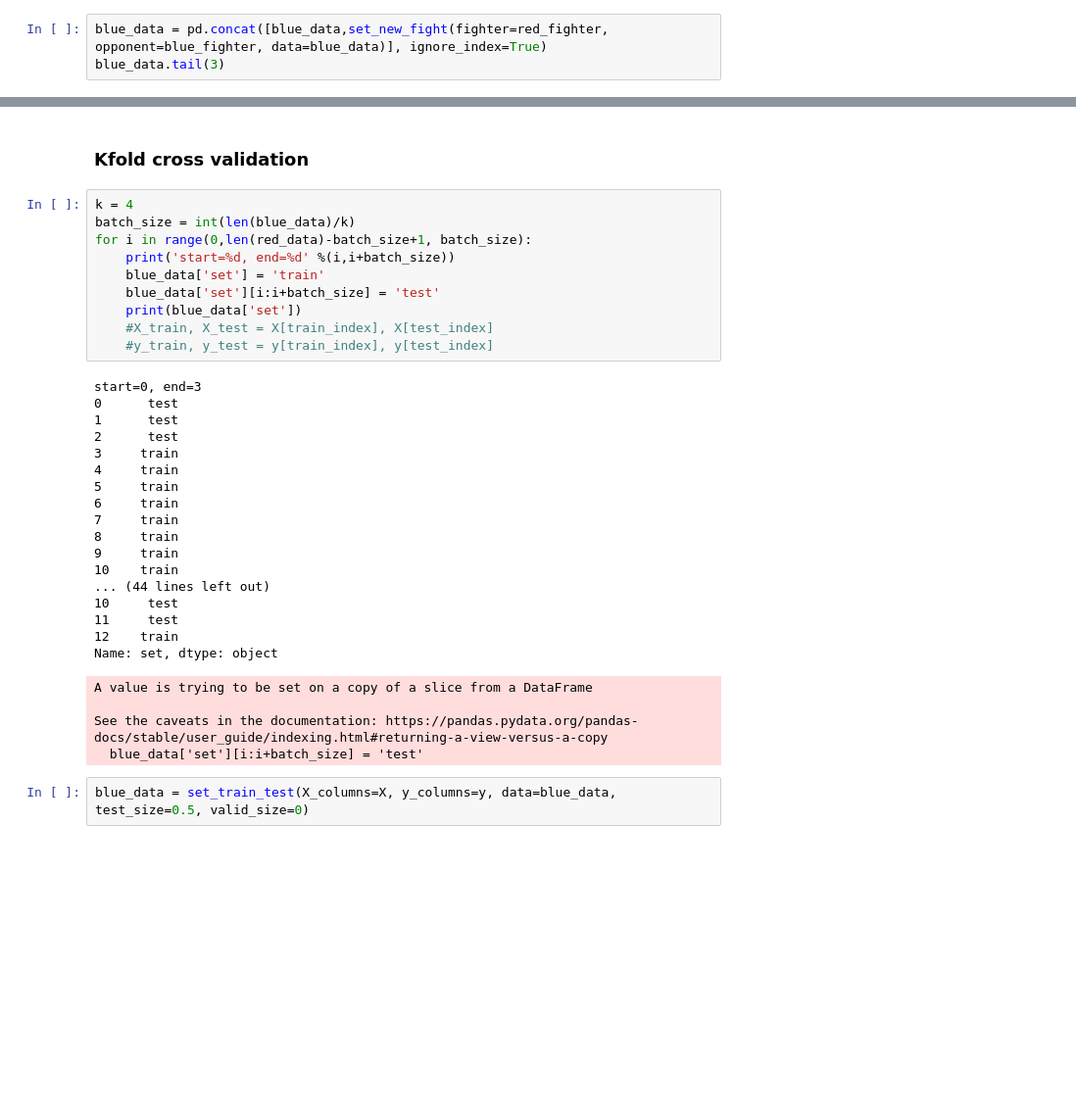
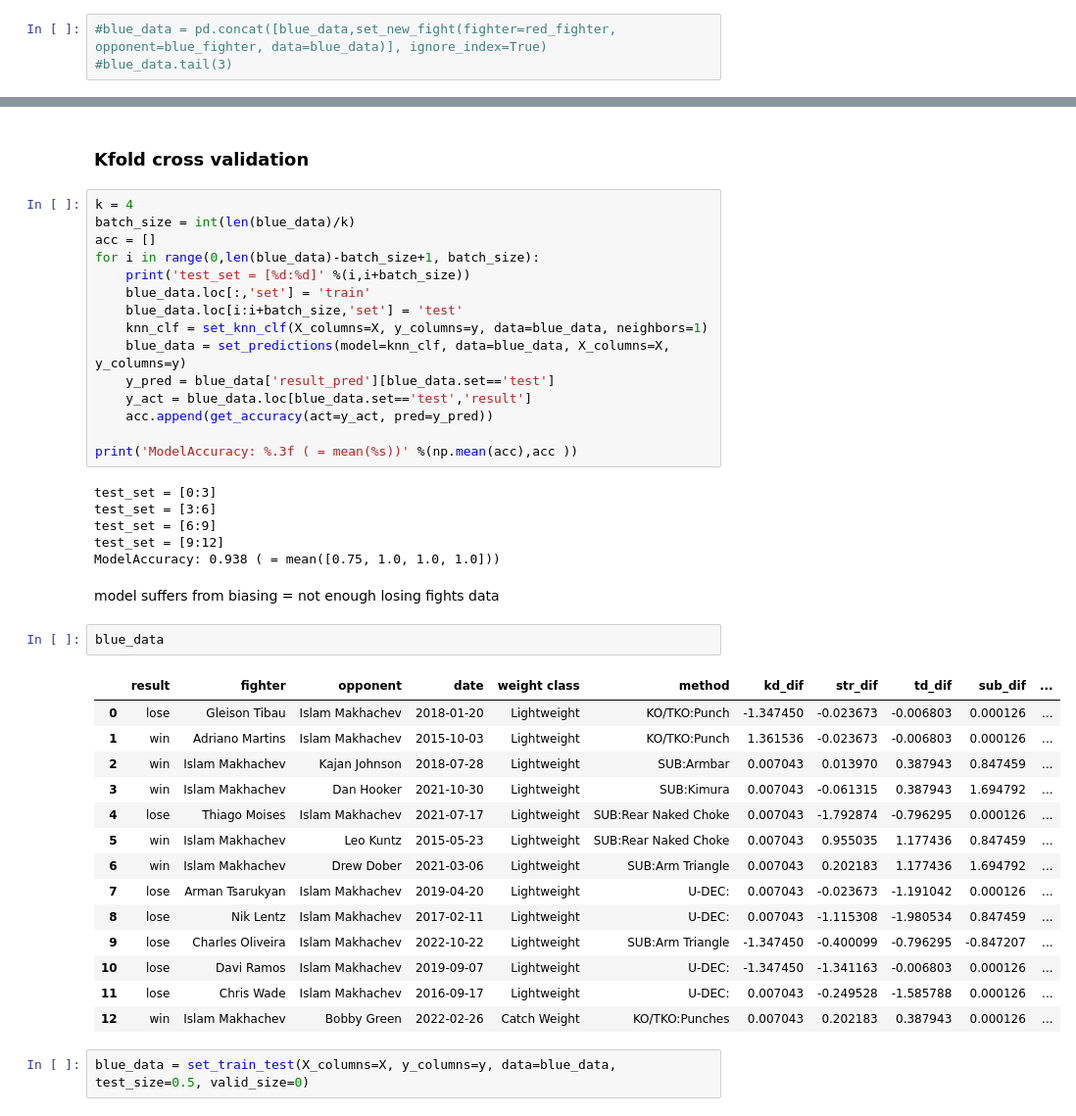
Before and after one commit to sagi778/ufc_fights_Predictor, a Jupyter notebook: notebooks/micro_model_training.ipynb, the cells around one changed output, grey strips where cells are left out. Shown at 98% size. Cells and saved outputs as stored; diff of their text form; blank space fills up the shorter version.

```diff
--- a/notebooks/micro_model_training.ipynb
+++ b/notebooks/micro_model_training.ipynb
@@ -75,5 +76,5 @@ blue_data.head(3)
 # %% [markdown]
 #### set new fight:
 # %%
-blue_data = pd.concat([blue_data,set_new_fight(fighter=red_fighter, opponent=blue_fighter, data=blue_data)], ignore_index=True)
-blue_data.tail(3)
+#blue_data = pd.concat([blue_data,set_new_fight(fighter=red_fighter, opponent=blue_fighter, data=blue_data)], ignore_index=True)
+#blue_data.tail(3)
@@ -87,35 +83,43 @@ blue_data.tail(3)
 # %%
 k = 4
 batch_size = int(len(blue_data)/k)
-for i in range(0,len(red_data)-batch_size+1, batch_size):
-    print('start=%d, end=%d' %(i,i+batch_size))
-    blue_data['set'] = 'train'
-    blue_data['set'][i:i+batch_size] = 'test'
-    print(blue_data['set'])
-    #X_train, X_test = X[train_index], X[test_index]
-    #y_train, y_test = y[train_index], y[test_index]
+acc = []
+for i in range(0,len(blue_data)-batch_size+1, batch_size):
+    print('test_set = [%d:%d]' %(i,i+batch_size))
+    blue_data.loc[:,'set'] = 'train'
+    blue_data.loc[i:i+batch_size,'set'] = 'test'
+    knn_clf = set_knn_clf(X_columns=X, y_columns=y, data=blue_data, neighbors=1)
+    blue_data = set_predictions(model=knn_clf, data=blue_data, X_columns=X, y_columns=y)
+    y_pred = blue_data['result_pred'][blue_data.set=='test']
+    y_act = blue_data.loc[blue_data.set=='test','result']
+    acc.append(get_accuracy(act=y_act, pred=y_pred))
+
+print('ModelAccuracy: %.3f ( = mean(%s))' %(np.mean(acc),acc ))
 # %% [output]
-start=0, end=3
-0      test
-1      test
-2      test
-3     train
-4     train
-5     train
-6     train
-7     train
-8     train
-9     train
-10    train
-... (44 lines left out)
-10     test
-11     test
-12    train
-Name: set, dtype: object
+test_set = [0:3]
+test_set = [3:6]
+test_set = [6:9]
+test_set = [9:12]
+ModelAccuracy: 0.938 ( = mean([0.75, 1.0, 1.0, 1.0]))
-A value is trying to be set on a copy of a slice from a DataFrame
-
-See the caveats in the documentation: https://pandas.pydata.org/pandas-docs/stable/user_guide/indexing.html#returning-a-view-versus-a-copy
-  blue_data['set'][i:i+batch_size] = 'test'
+# %% [markdown]
+model suffers from biasing = not enough losing fights data
+# %%
+blue_data
+# %% [output]
+|  | result | fighter | opponent | date | weight class | method | kd_dif | str_dif | td_dif | sub_dif | ... |
+| 0 | lose | Gleison Tibau | Islam Makhachev | 2018-01-20 | Lightweight | KO/TKO:Punch | -1.347450 | -0.023673 | -0.006803 | 0.000126 | ... |
+| 1 | win | Adriano Martins | Islam Makhachev | 2015-10-03 | Lightweight | KO/TKO:Punch | 1.361536 | -0.023673 | -0.006803 | 0.000126 | ... |
+| 2 | win | Islam Makhachev | Kajan Johnson | 2018-07-28 | Lightweight | SUB:Armbar | 0.007043 | 0.013970 | 0.387943 | 0.847459 | ... |
+| 3 | win | Islam Makhachev | Dan Hooker | 2021-10-30 | Lightweight | SUB:Kimura | 0.007043 | -0.061315 | 0.387943 | 1.694792 | ... |
+| 4 | lose | Thiago Moises | Islam Makhachev | 2021-07-17 | Lightweight | SUB:Rear Naked Choke | 0.007043 | -1.792874 | -0.796295 | 0.000126 | ... |
+| 5 | win | Islam Makhachev | Leo Kuntz | 2015-05-23 | Lightweight | SUB:Rear Naked Choke | 0.007043 | 0.955035 | 1.177436 | 0.847459 | ... |
+| 6 | win | Islam Makhachev | Drew Dober | 2021-03-06 | Lightweight | SUB:Arm Triangle | 0.007043 | 0.202183 | 1.177436 | 1.694792 | ... |
+| 7 | lose | Arman Tsarukyan | Islam Makhachev | 2019-04-20 | Lightweight | U-DEC: | 0.007043 | -0.023673 | -1.191042 | 0.000126 | ... |
+| 8 | lose | Nik Lentz | Islam Makhachev | 2017-02-11 | Lightweight | U-DEC: | 0.007043 | -1.115308 | -1.980534 | 0.847459 | ... |
+| 9 | lose | Charles Oliveira | Islam Makhachev | 2022-10-22 | Lightweight | SUB:Arm Triangle | -1.347450 | -0.400099 | -0.796295 | -0.847207 | ... |
+| 10 | lose | Davi Ramos | Islam Makhachev | 2019-09-07 | Lightweight | U-DEC: | -1.347450 | -1.341163 | -0.006803 | 0.000126 | ... |
+| 11 | lose | Chris Wade | Islam Makhachev | 2016-09-17 | Lightweight | U-DEC: | 0.007043 | -0.249528 | -1.585788 | 0.000126 | ... |
+| 12 | win | Islam Makhachev | Bobby Green | 2022-02-26 | Catch Weight | KO/TKO:Punches | 0.007043 | 0.202183 | 0.387943 | 0.000126 | ... |
 # %%
 blue_data = set_train_test(X_columns=X, y_columns=y, data=blue_data, test_size=0.5, valid_size=0)
 # %% [output]
```
Also changed, not shown: parts of 3 cells of this notebook.
